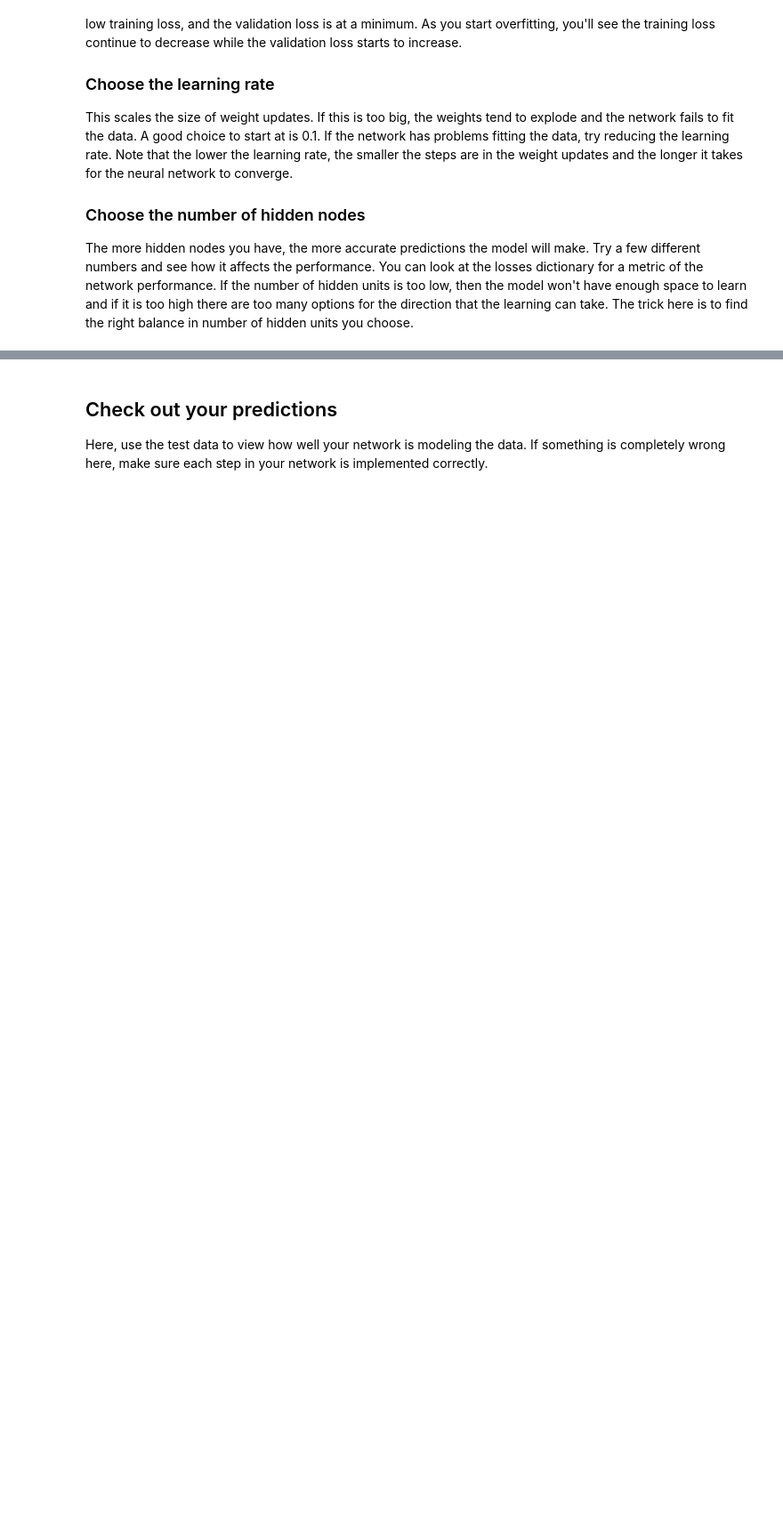
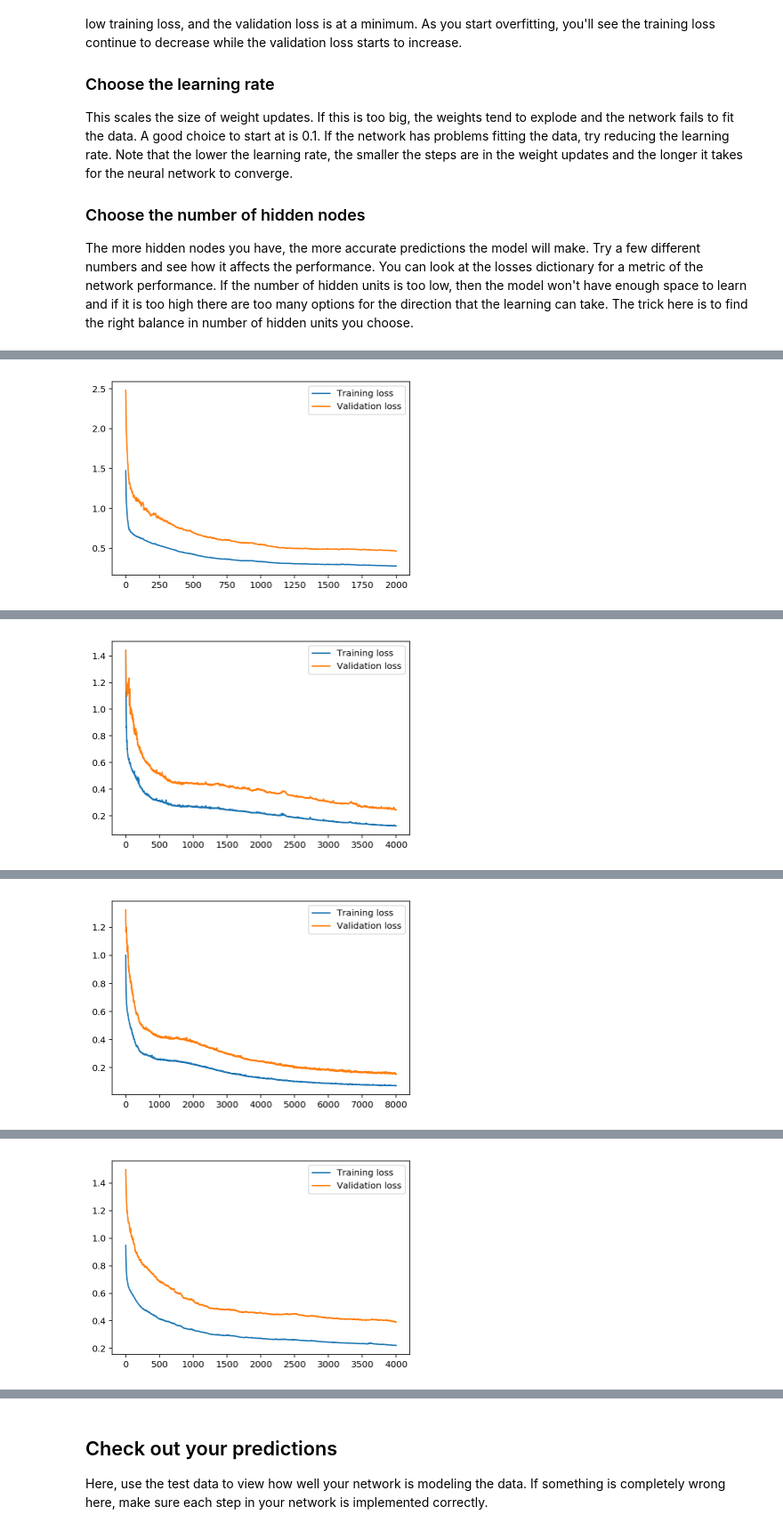
Before and after one commit to BillMatthews/UdacityDL_Project1, a Jupyter notebook: DLND_Your_first_neural_network.ipynb, the cells around one changed output, grey strips where cells are left out. Shown: that part at 89% size. Drawn from its saved outputs; the diff is of its cells as text; code cells hidden in the pictures; blank space fills up the shorter version.

```diff
--- a/DLND_Your_first_neural_network.ipynb
+++ b/DLND_Your_first_neural_network.ipynb
@@ -326,3 +326,42 @@ def plot_losses(losses):
     plt.legend()
     _ = plt.ylim()
     plt.show()
+# %%
+# Random Search for hyper parameters
+# Random combinations of descrete parameters are used to find a "good" combination
+# Did think about using ranges of values but the continous nature of some ranges made this ineffienct
+# It's also the case that the difference between values e.g. LR=1.1 and LR=1.09 only have a marginal difference
+# so searching across continus values seems ineffective.
+max_iterations = 40
+lr_options_list = np.arange(0.1, 1.5 ,0.1)
+lr_options = [s for s in lr_options_list if s != 0.] # Get rid of the zero LR
+hn_options = np.arange(10, 50, 10)
+iter_options = np.arange(2000, 10000, 2000)
+
+best_validation_result = 999.9
+
+
+for i in range(max_iterations):
+    # Generate model params
+    lr = rand_item = np.random.choice(lr_options)
+    hn = rand_item = np.random.choice(hn_options)
+    i =  rand_item = np.random.choice(iter_options)
+
+    # train model
+    print("\nIterations: " + str(i) + "\tLearnRate: " + str(lr) + "\tHiddenLayer: " + str(hn))
+    run_losses = train_network(i, lr, hn, 1)
+
+    # check if the validation loss is better than the current best
+    # Also check if this is the first experiment
+    if (i == 0 or run_losses['validation'][-1] < best_validation_result):
+        best_validation_result = run_losses['validation'][-1]
+        best_lr = lr
+        best_hn = hn
+        best_iter = i
+        print("\n\t*Interim: Validation Loss:" + str(best_validation_result)[:5] + "\tIterations: " + str(best_iter) + "\tLearnRate: " + str(best_lr) + "\tHiddenLayer: " + str(best_hn))
+        plot_losses(run_losses)
+
+
+print("\nBest Params (Validation Loss:" + str(best_validation_result) + ")\tIterations: " + str(best_iter) + "\tLearnRate: " + str(best_lr) + "\tHiddenLayer: " + str(best_hn))
+plot_losses(run_losses)
+# %% [output]
@@ -328,0 +371 @@ def plot_losses(losses):
+[figure, added]
@@ -328,0 +375 @@ def plot_losses(losses):
+[figure, added]
@@ -328,0 +383 @@ def plot_losses(losses):
+[figure, added]
@@ -329,3 +401,4 @@ def plot_losses(losses):
+[figure, added]
 # %%
 # Random Search for hyper parameters (based on http://www.jmlr.org/papers/volume13/bergstra12a/bergstra12a.pdf)
 # Random combinations of parameters are used to find a good combination
```
Also changed, not shown: parts of 9 cells of this notebook, 1 other file.
